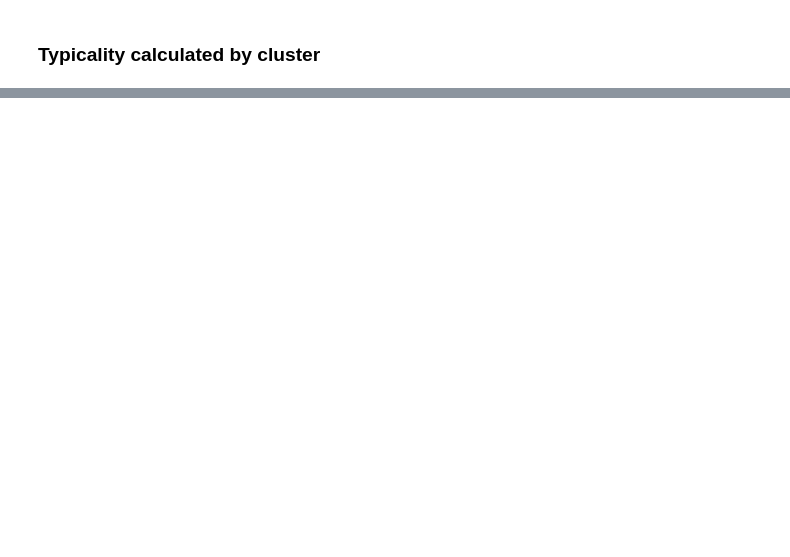
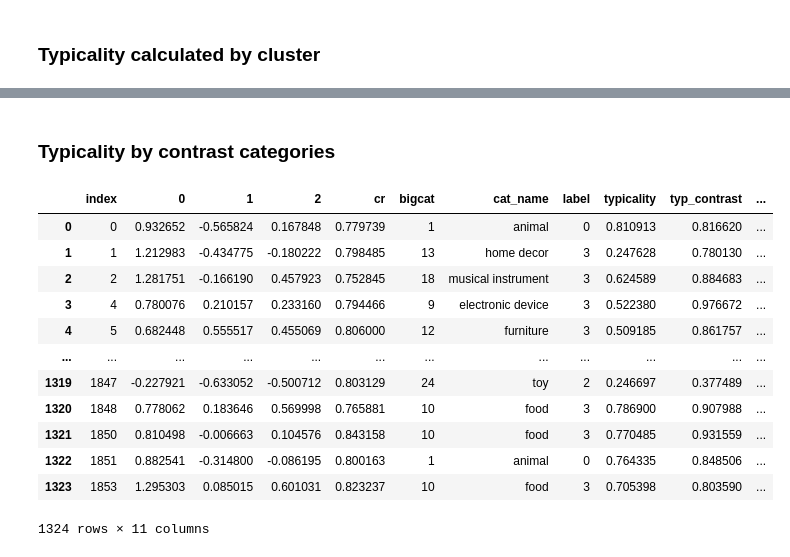
Before and after one commit to Brain-Bridge-Lab/membatross, a Jupyter notebook: membatross_euclidean_3d.ipynb, the cells around one changed output, grey strips where cells are left out. Drawn from its saved outputs; the diff is of its cells as text; code cells hidden in the pictures; blank space fills up the shorter version.

```diff
--- a/membatross_euclidean_3d.ipynb
+++ b/membatross_euclidean_3d.ipynb
@@ -1582,2 +1513,60 @@ r_squared
 # %%
 results.to_csv('../outputs/euclidean_3d_reg_results.csv')
+# %% [markdown]
+### Typicality by contrast categories
+# %%
+### compute typicality by avg distance from all other categories
+from sklearn import preprocessing
+
+def get_contrast_cat_typ(df, measure, cat_col, by):
+    """
+    measure = eu (euclidean) or hbp (poincare)
+    by = avg (typicality by avg distance) or min (typicality by min distance)
+    """
+    typ_contrast = {}
+    for cat in df[cat_col].unique():
+        category = df[df[cat_col] == cat]
+        others = df[df[cat_col] != cat]
+        for idx in range(len(category)):
+            concept = category.iloc[idx]
+            typ = 0.0
+            if measure == 'eu':
+                if by == 'avg':
+                    typ = (np.sqrt(((others[[0,1,2]] - concept[[0,1,2]])**2).sum(1))).mean(0)
+                else:
+                    typ = (np.sqrt(((others[[0,1,2]] - concept[[0,1,2]])**2).sum(1))).min(0)
+            else:
+                tmp = pd.concat([pd.DataFrame(concept).T, others])
+                tmp[[0,1,2]] = tmp[[0,1,2]].astype(float)
+                if by == 'avg':
+                    typ = poincare_dist_vec(tmp[[0,1,2]].values)[0].mean(0)
+                else:
+                    typ = poincare_dist_vec(tmp[[0,1,2]].values)[0][1:].min()
+            typ_contrast[concept.name] = typ
+    df['typ_contrast'] = pd.Series(typ_contrast)
+    # rescale typicality
+    min_max_scaler = preprocessing.MinMaxScaler()
+    df['typ_contrast'] = min_max_scaler.fit_transform(df[['typ_contrast']].values)
+    df['typ_contrast'] = 1 - df['typ_contrast']
+
+    return df
+
+
+typ_tmp = typ_coord_cluster.copy(deep=True)
+typ_tmp_avg = get_contrast_cat_typ(typ_tmp, 'eu', 'bigcat', 'avg')
+typ_tmp_avg['radius'] = np.sqrt((typ_tmp_avg[[0,1,2]]**2).sum(1))
+typ_tmp_avg
+# %% [output]
+|  | index | 0 | 1 | 2 | cr | bigcat | cat_name | label | typicality | typ_contrast | ... |
+| 0 | 0 | 0.932652 | -0.565824 | 0.167848 | 0.779739 | 1 | animal | 0 | 0.810913 | 0.816620 | ... |
+| 1 | 1 | 1.212983 | -0.434775 | -0.180222 | 0.798485 | 13 | home decor | 3 | 0.247628 | 0.780130 | ... |
+| 2 | 2 | 1.281751 | -0.166190 | 0.457923 | 0.752845 | 18 | musical instrument | 3 | 0.624589 | 0.884683 | ... |
+| 3 | 4 | 0.780076 | 0.210157 | 0.233160 | 0.794466 | 9 | electronic device | 3 | 0.522380 | 0.976672 | ... |
+| 4 | 5 | 0.682448 | 0.555517 | 0.455069 | 0.806000 | 12 | furniture | 3 | 0.509185 | 0.861757 | ... |
+| ... | ... | ... | ... | ... | ... | ... | ... | ... | ... | ... | ... |
+| 1319 | 1847 | -0.227921 | -0.633052 | -0.500712 | 0.803129 | 24 | toy | 2 | 0.246697 | 0.377489 | ... |
+| 1320 | 1848 | 0.778062 | 0.183646 | 0.569998 | 0.765881 | 10 | food | 3 | 0.786900 | 0.907988 | ... |
+| 1321 | 1850 | 0.810498 | -0.006663 | 0.104576 | 0.843158 | 10 | food | 3 | 0.770485 | 0.931559 | ... |
+| 1322 | 1851 | 0.882541 | -0.314800 | -0.086195 | 0.800163 | 1 | animal | 0 | 0.764335 | 0.848506 | ... |
+| 1323 | 1853 | 1.295303 | 0.085015 | 0.601031 | 0.823237 | 10 | food | 3 | 0.705398 | 0.803590 | ... |
+1324 rows × 11 columns
```
Also changed, not shown: parts of 71 cells of this notebook, 1 other file.
